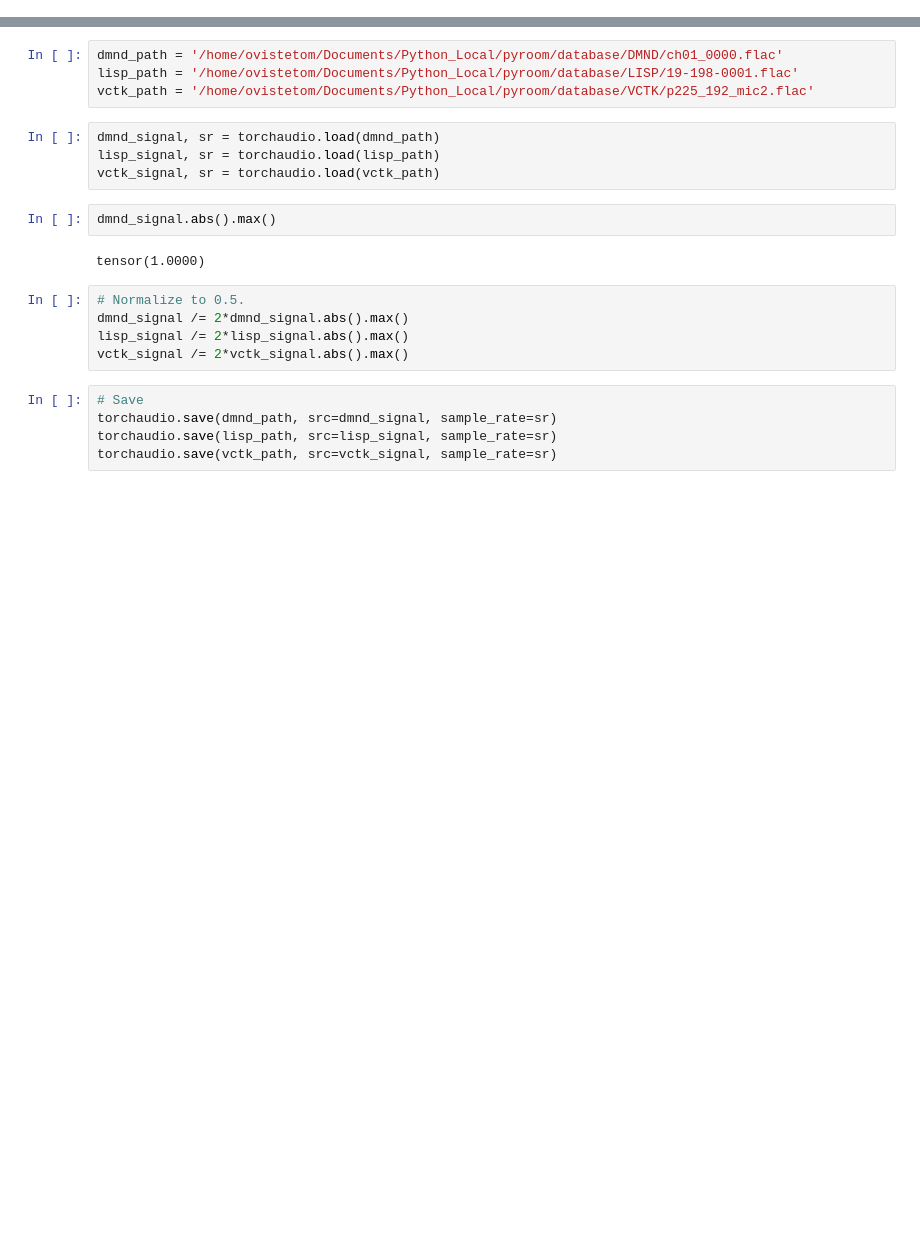
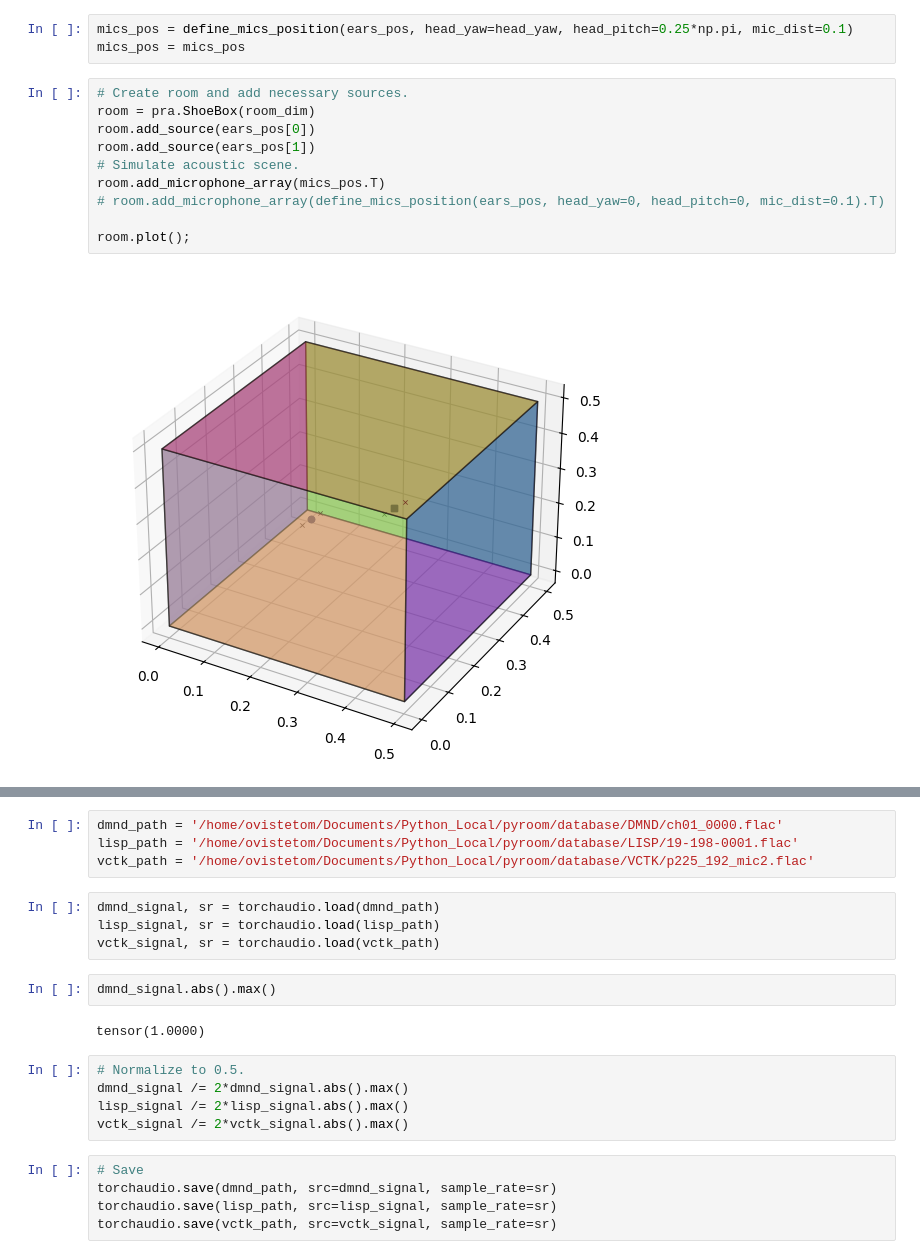
Before and after one commit to ovistetom/mix-ears-wham, a Jupyter notebook: src/test.ipynb, the cells around one changed output, grey strips where cells are left out. Drawn from its saved outputs; the diff is of its cells as text; blank space fills up the shorter version.

```diff
--- a/src/test.ipynb
+++ b/src/test.ipynb
@@ -3,0 +97,15 @@ import torchaudio
+# %%
+mics_pos = define_mics_position(ears_pos, head_yaw=head_yaw, head_pitch=0.25*np.pi, mic_dist=0.1)
+mics_pos = mics_pos
+# %%
+# Create room and add necessary sources.
+room = pra.ShoeBox(room_dim)
+room.add_source(ears_pos[0])
+room.add_source(ears_pos[1])
+# Simulate acoustic scene.
+room.add_microphone_array(mics_pos.T)
+# room.add_microphone_array(define_mics_position(ears_pos, head_yaw=0, head_pitch=0, mic_dist=0.1).T)
+
+room.plot();
+# %% [output]
+[figure, added]
```
Also changed, not shown: parts of 17 cells of this notebook, 1 other file.
